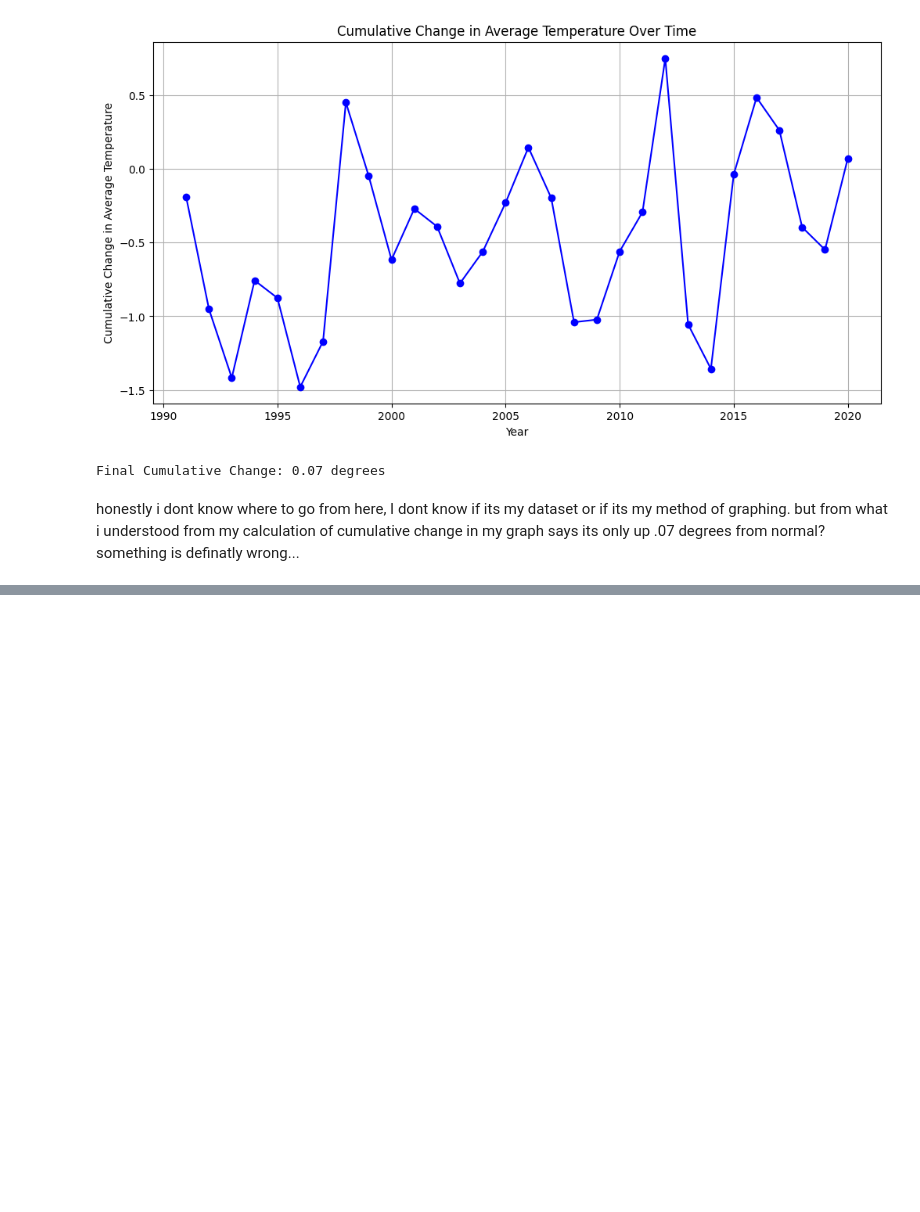
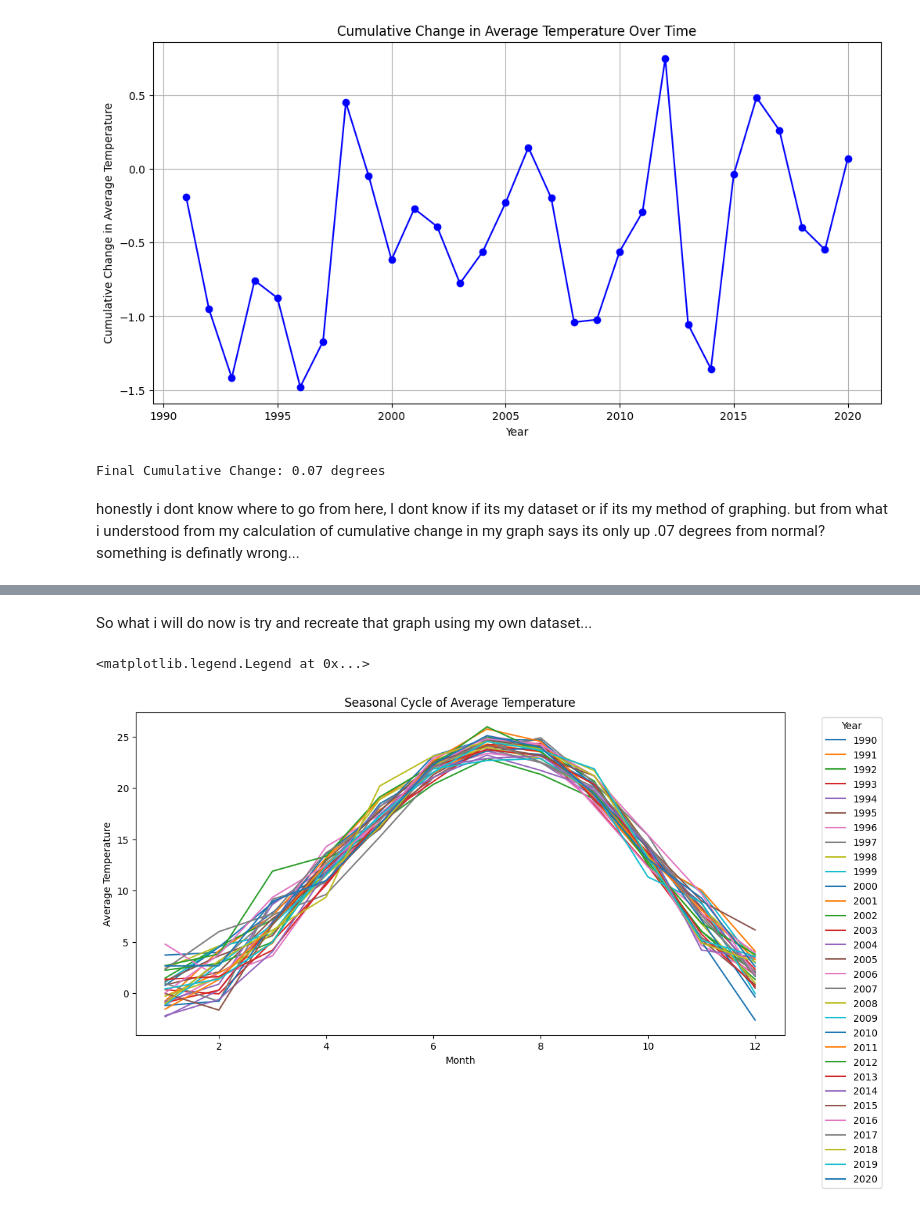
Before and after one commit to regtoga/AidansDataScienceProject, a Jupyter notebook: TheProject.ipynb, the cells around one changed output, grey strips where cells are left out. Saved outputs shown, nothing was run; the diff lists cells and outputs as text; code cells hidden in the pictures; blank space fills up the shorter version.

```diff
--- a/TheProject.ipynb
+++ b/TheProject.ipynb
@@ -138,0 +143,34 @@ honestly i dont know where to go from here, I dont know if its my dataset or if
+# %% [markdown]
+So what i will do now is try and recreate that graph using my own dataset...
+# %%
+import pandas as pd
+import matplotlib.pyplot as plt
+
+# Read the data from the CSV file into a DataFrame
+weather = pd.read_csv("https://raw.githubusercontent.com/regtoga/AidansDataScienceProject/main/Data/MontlyTemperaturesInUSA.csv")
+
+# Convert the 'ym' column to a datetime format
+weather['ym'] = pd.to_datetime(weather['ym'], format='%Y%m')
+
+# Extract the year from the datetime column
+weather['year'] = weather['ym'].dt.year
+
+# Group the data by year and month, and calculate the average temperature for each month within a year
+avg_temp_monthly = weather.groupby(['year', 'ym'])['tavg'].mean().reset_index()
+
+# Extract the month from the datetime column
+avg_temp_monthly['month'] = avg_temp_monthly['ym'].dt.month
+
+# Plot the data
+plt.figure(figsize=(12, 6))
+for year in avg_temp_monthly['year'].unique():
+    data = avg_temp_monthly[avg_temp_monthly['year'] == year]
+    plt.plot(data['month'], data['tavg'], label=year)
+
+plt.xlabel('Month')
+plt.ylabel('Average Temperature')
+plt.title('Seasonal Cycle of Average Temperature')
+plt.legend(title='Year', bbox_to_anchor=(1.05, 1), loc='upper left')
+# %% [output]
+<matplotlib.legend.Legend at 0x...>
+[figure, added]
```
Also changed, not shown: parts of 4 cells of this notebook, 1 other file.
